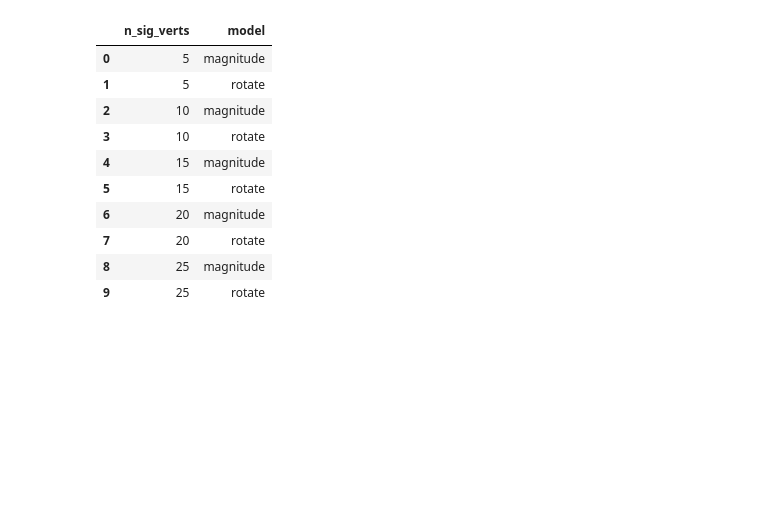
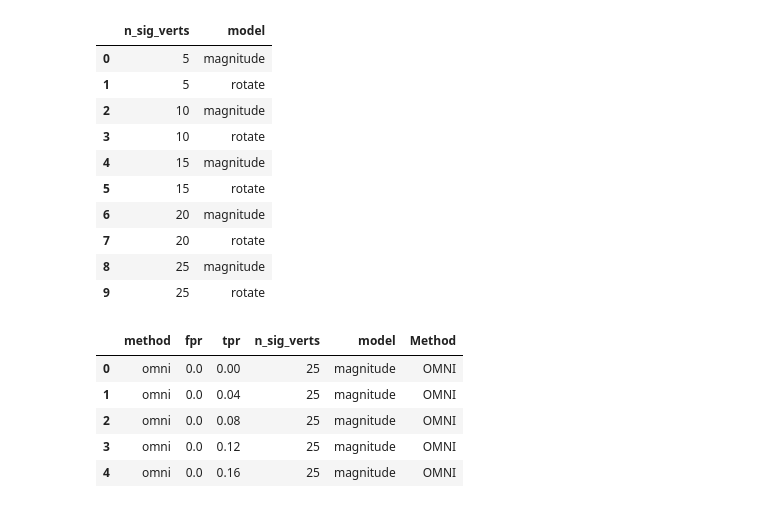
Before and after one commit to neurodata/MCC, a Jupyter notebook: supplement/S2-vertex-simulation/vertex_simulation_plot.ipynb, the cells around one changed output. Saved outputs shown, nothing was run; the diff lists cells and outputs as text; code cells hidden in the pictures; blank space fills up the shorter version.

```diff
--- a/supplement/S2-vertex-simulation/vertex_simulation_plot.ipynb
+++ b/supplement/S2-vertex-simulation/vertex_simulation_plot.ipynb
@@ -55,6 +55,24 @@ unique_params
 | 7 | 20 | rotate |
 | 8 | 25 | magnitude |
 | 9 | 25 | rotate |
+# %%
+def replace(method):
+    if method == "omni":
+        return "OMNI"
+    elif method == "mdmr":
+        return "MDMR"
+    elif method == "stats":
+        return "Exponential Model"
+
+df["Method"] = df["method"].apply(replace)
+df.head()
+# %% [output]
+|  | method | fpr | tpr | n_sig_verts | model | Method |
+| 0 | omni | 0.0 | 0.00 | 25 | magnitude | OMNI |
+| 1 | omni | 0.0 | 0.04 | 25 | magnitude | OMNI |
+| 2 | omni | 0.0 | 0.08 | 25 | magnitude | OMNI |
+| 3 | omni | 0.0 | 0.12 | 25 | magnitude | OMNI |
+| 4 | omni | 0.0 | 0.16 | 25 | magnitude | OMNI |
 # %%
 sns.set_theme(context="talk", style="darkgrid")
 
```
Also changed, not shown: parts of 1 cell of this notebook, 1 other file.
